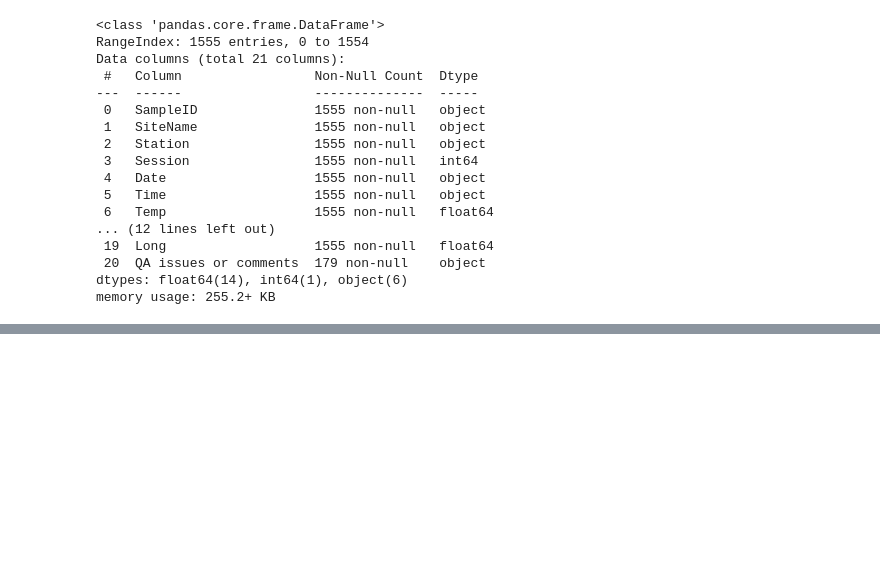
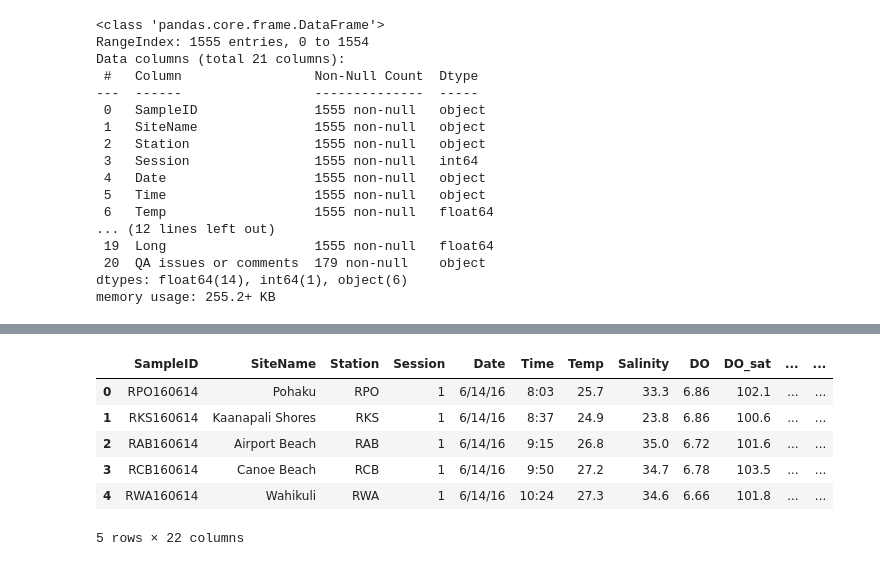
Before and after one commit to benkarlsberg/Maui-Water-Quality-Analysis, a Jupyter notebook: EDA.ipynb, the cells around one changed output, grey strips where cells are left out. Saved outputs shown, nothing was run; the diff lists cells and outputs as text; code cells hidden in the pictures; blank space fills up the shorter version.

```diff
--- a/EDA.ipynb
+++ b/EDA.ipynb
@@ -62,0 +77,10 @@ memory usage: 255.2+ KB
+# %%
+westMaui.head()
+# %% [output]
+|  | SampleID | SiteName | Station | Session | Date | Time | Temp | Salinity | DO | DO_sat | ... | ... |
+| 0 | RPO160614 | Pohaku | RPO | 1 | 6/14/16 | 8:03 | 25.7 | 33.3 | 6.86 | 102.1 | ... | ... |
+| 1 | RKS160614 | Kaanapali Shores | RKS | 1 | 6/14/16 | 8:37 | 24.9 | 23.8 | 6.86 | 100.6 | ... | ... |
+| 2 | RAB160614 | Airport Beach | RAB | 1 | 6/14/16 | 9:15 | 26.8 | 35.0 | 6.72 | 101.6 | ... | ... |
+| 3 | RCB160614 | Canoe Beach | RCB | 1 | 6/14/16 | 9:50 | 27.2 | 34.7 | 6.78 | 103.5 | ... | ... |
+| 4 | RWA160614 | Wahikuli | RWA | 1 | 6/14/16 | 10:24 | 27.3 | 34.6 | 6.66 | 101.8 | ... | ... |
+5 rows × 22 columns
```
Also changed, not shown: parts of 5 cells of this notebook.
